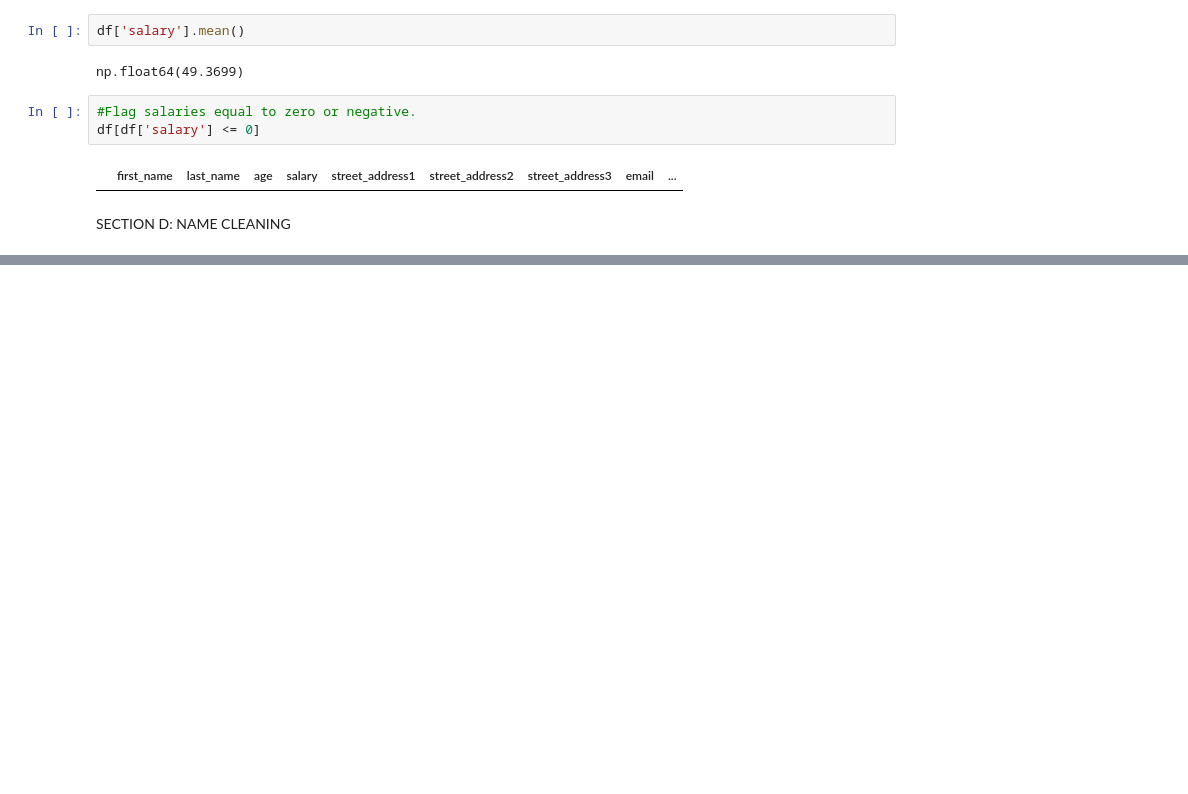
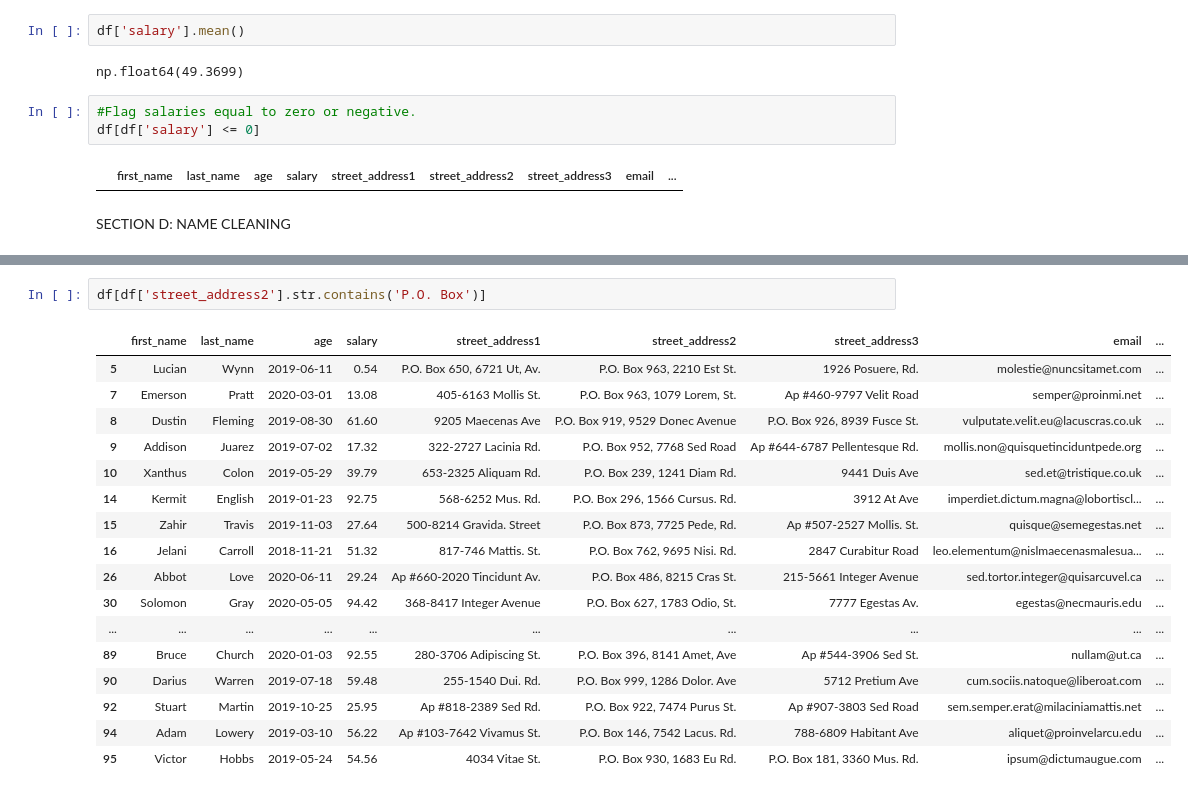
Before and after one commit to Sru-j/daily_lab_activities, a Jupyter notebook: 2_Example_DataCleaning.ipynb, the cells around one changed output, grey strips where cells are left out. Cells and saved outputs as stored; diff of their text form; blank space fills up the shorter version.

```diff
--- a/2_Example_DataCleaning.ipynb
+++ b/2_Example_DataCleaning.ipynb
@@ -267,0 +505,20 @@ SECTION D: NAME CLEANING
+# %%
+df[df['street_address2'].str.contains('P.O. Box')]
+# %% [output]
+|  | first_name | last_name | age | salary | street_address1 | street_address2 | street_address3 | email | ... |
+| 5 | Lucian | Wynn | 2019-06-11 | 0.54 | P.O. Box 650, 6721 Ut, Av. | P.O. Box 963, 2210 Est St. | 1926 Posuere, Rd. | molestie@nuncsitamet.com | ... |
+| 7 | Emerson | Pratt | 2020-03-01 | 13.08 | 405-6163 Mollis St. | P.O. Box 963, 1079 Lorem, St. | Ap #460-9797 Velit Road | semper@proinmi.net | ... |
+| 8 | Dustin | Fleming | 2019-08-30 | 61.60 | 9205 Maecenas Ave | P.O. Box 919, 9529 Donec Avenue | P.O. Box 926, 8939 Fusce St. | vulputate.velit.eu@lacuscras.co.uk | ... |
+| 9 | Addison | Juarez | 2019-07-02 | 17.32 | 322-2727 Lacinia Rd. | P.O. Box 952, 7768 Sed Road | Ap #644-6787 Pellentesque Rd. | mollis.non@quisquetinciduntpede.org | ... |
+| 10 | Xanthus | Colon | 2019-05-29 | 39.79 | 653-2325 Aliquam Rd. | P.O. Box 239, 1241 Diam Rd. | 9441 Duis Ave | sed.et@tristique.co.uk | ... |
+| 14 | Kermit | English | 2019-01-23 | 92.75 | 568-6252 Mus. Rd. | P.O. Box 296, 1566 Cursus. Rd. | 3912 At Ave | imperdiet.dictum.magna@lobortiscl... | ... |
+| 15 | Zahir | Travis | 2019-11-03 | 27.64 | 500-8214 Gravida. Street | P.O. Box 873, 7725 Pede, Rd. | Ap #507-2527 Mollis. St. | quisque@semegestas.net | ... |
+| 16 | Jelani | Carroll | 2018-11-21 | 51.32 | 817-746 Mattis. St. | P.O. Box 762, 9695 Nisi. Rd. | 2847 Curabitur Road | leo.elementum@nislmaecenasmalesua... | ... |
+| 26 | Abbot | Love | 2020-06-11 | 29.24 | Ap #660-2020 Tincidunt Av. | P.O. Box 486, 8215 Cras St. | 215-5661 Integer Avenue | sed.tortor.integer@quisarcuvel.ca | ... |
+| 30 | Solomon | Gray | 2020-05-05 | 94.42 | 368-8417 Integer Avenue | P.O. Box 627, 1783 Odio, St. | 7777 Egestas Av. | egestas@necmauris.edu | ... |
+| ... | ... | ... | ... | ... | ... | ... | ... | ... | ... |
+| 89 | Bruce | Church | 2020-01-03 | 92.55 | 280-3706 Adipiscing St. | P.O. Box 396, 8141 Amet, Ave | Ap #544-3906 Sed St. | nullam@ut.ca | ... |
+| 90 | Darius | Warren | 2019-07-18 | 59.48 | 255-1540 Dui. Rd. | P.O. Box 999, 1286 Dolor. Ave | 5712 Pretium Ave | cum.sociis.natoque@liberoat.com | ... |
+| 92 | Stuart | Martin | 2019-10-25 | 25.95 | Ap #818-2389 Sed Rd. | P.O. Box 922, 7474 Purus St. | Ap #907-3803 Sed Road | sem.semper.erat@milaciniamattis.net | ... |
+| 94 | Adam | Lowery | 2019-03-10 | 56.22 | Ap #103-7642 Vivamus St. | P.O. Box 146, 7542 Lacus. Rd. | 788-6809 Habitant Ave | aliquet@proinvelarcu.edu | ... |
+| 95 | Victor | Hobbs | 2019-05-24 | 54.56 | 4034 Vitae St. | P.O. Box 930, 1683 Eu Rd. | P.O. Box 181, 3360 Mus. Rd. | ipsum@dictumaugue.com | ... |
```
Also changed, not shown: parts of 45 cells of this notebook.
